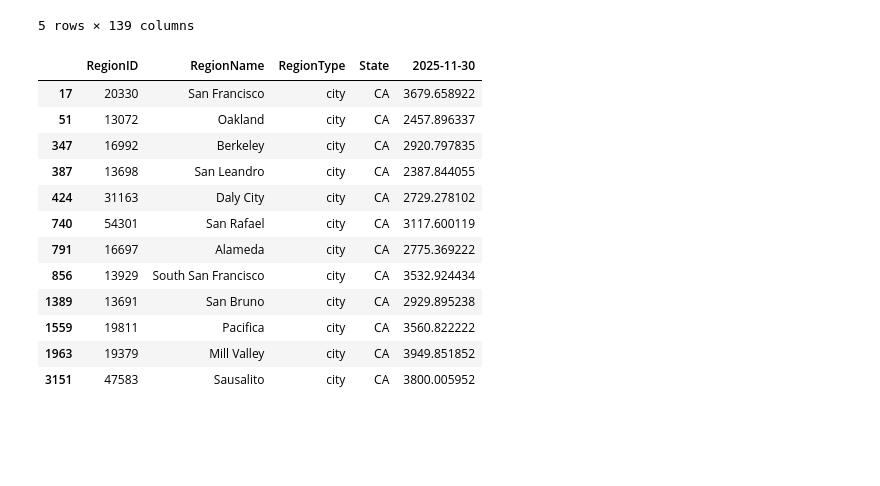
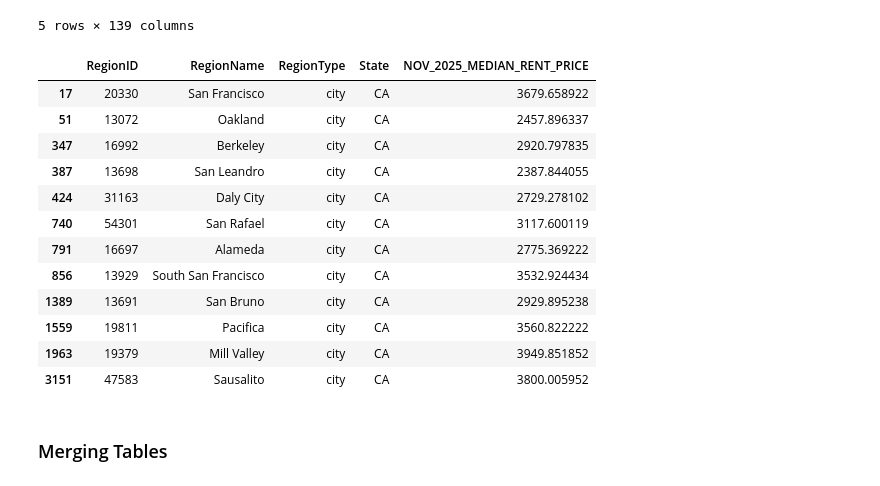
Before and after one commit to jagresti/remote-work-housing, a Jupyter notebook: city_data.ipynb, the cells around one changed output. Cells and saved outputs as stored; diff of their text form; code cells hidden in the pictures; blank space fills up the shorter version.

Commit message:
merged tables

```diff
--- a/city_data.ipynb
+++ b/city_data.ipynb
@@ -150,11 +150,12 @@ zillow.head(5)
 | 4 | 6915 | 4 | San Antonio | city | TX | TX | San Antonio-New Braunfels, TX | Bexar County | 974.922787 | ... |
 5 rows × 139 columns
 # %%
-home_price = zillow[(zillow['RegionName'].isin(cities)) & (zillow['State'] == 'CA')]
-home_price = home_price[['RegionID', 'RegionName', 'RegionType', 'State', '2025-11-30']]
-home_price
+rent_price = zillow[(zillow['RegionName'].isin(cities)) & (zillow['State'] == 'CA')]
+rent_price = rent_price[['RegionID', 'RegionName', 'RegionType', 'State', '2025-11-30']]
+rent_price.rename(columns = {'2025-11-30': 'NOV_2025_MEDIAN_RENT_PRICE'}, inplace=True)
+rent_price
 # %% [output]
-|  | RegionID | RegionName | RegionType | State | 2025-11-30 |
+|  | RegionID | RegionName | RegionType | State | NOV_2025_MEDIAN_RENT_PRICE |
 | 17 | 20330 | San Francisco | city | CA | 3679.658922 |
 | 51 | 13072 | Oakland | city | CA | 2457.896337 |
 | 347 | 16992 | Berkeley | city | CA | 2920.797835 |
@@ -167,3 +168,5 @@ home_price
 | 1559 | 19811 | Pacifica | city | CA | 3560.822222 |
 | 1963 | 19379 | Mill Valley | city | CA | 3949.851852 |
 | 3151 | 47583 | Sausalito | city | CA | 3800.005952 |
+# %% [markdown]
+### Merging Tables
```
Also changed, not shown: parts of 5 cells of this notebook, 1 other file.
